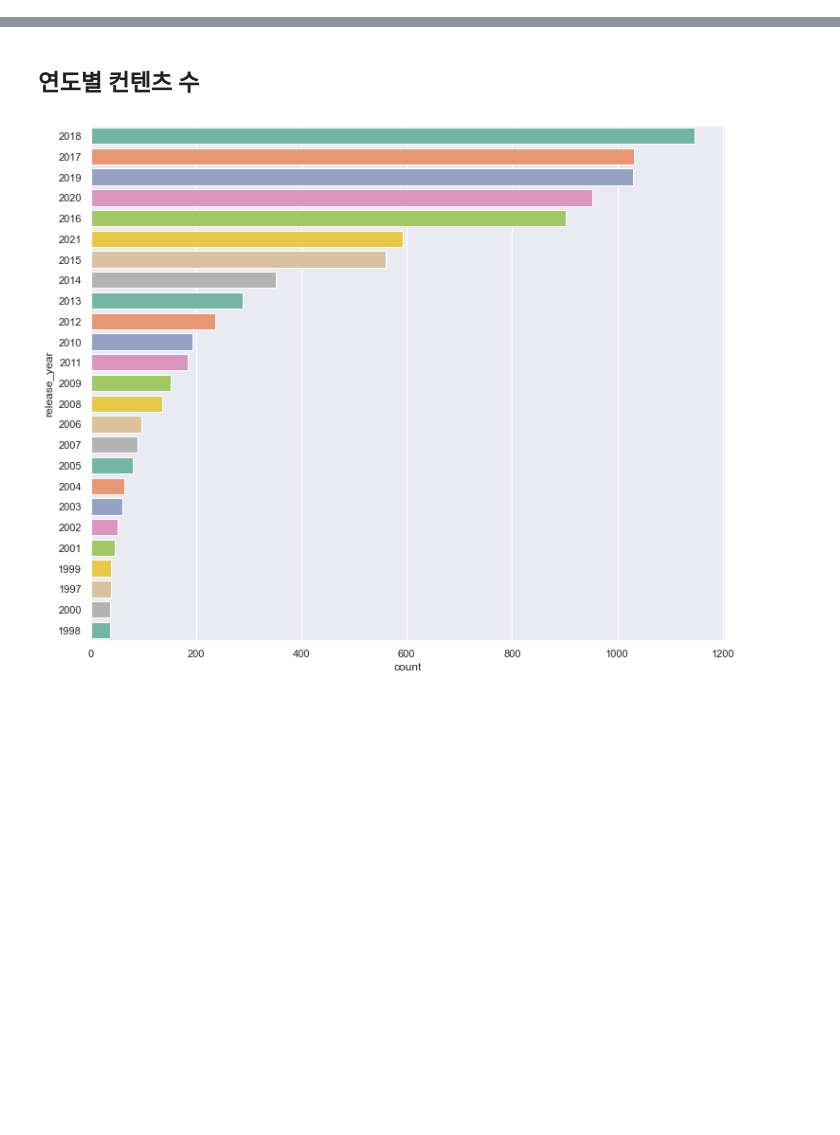
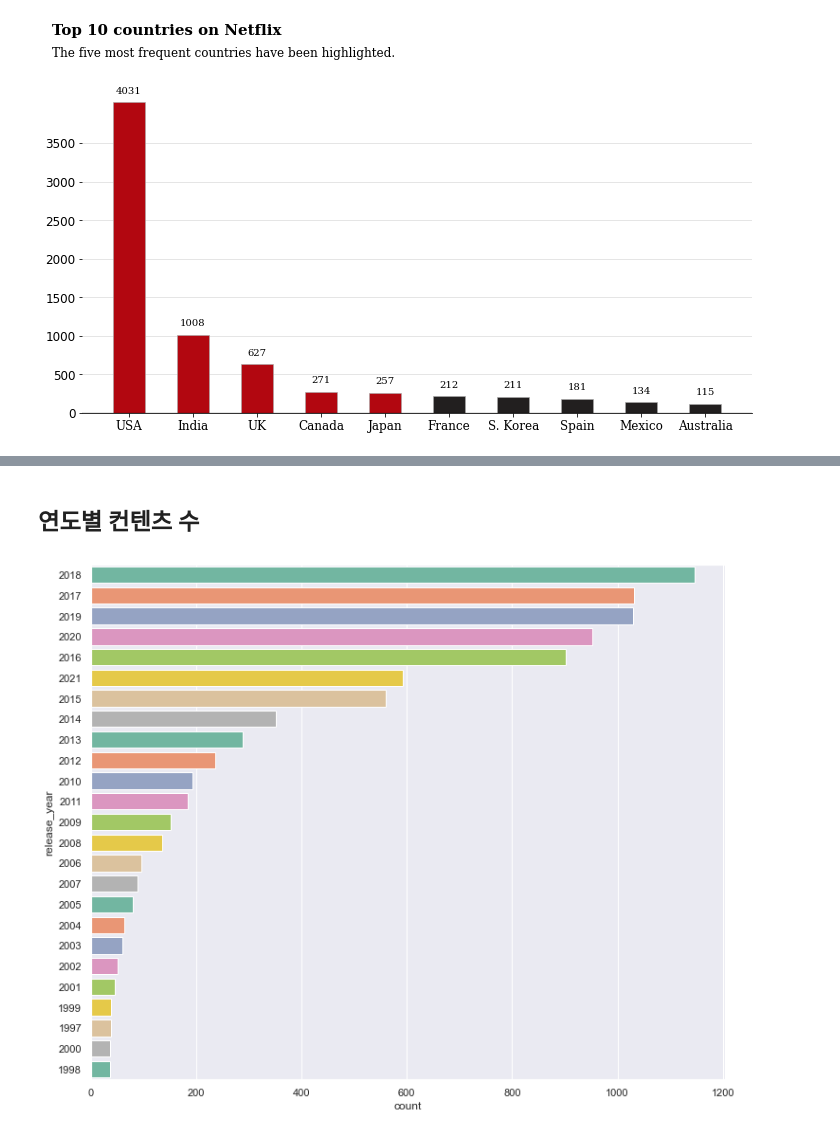
Before and after one commit to del-luna/aiffel, a Jupyter notebook: datathon/netflix.ipynb, the cells around one changed output, grey strips where cells are left out. Cells and saved outputs as stored; diff of their text form; code cells hidden in the pictures; blank space fills up the shorter version.

```diff
--- a/datathon/netflix.ipynb
+++ b/datathon/netflix.ipynb
@@ -34,0 +173,5 @@ netflix_origin.head()
+# %%
+temp = []
+for g_list in df['genre']:
+    for i in g_list:
+        temp.append(i)
@@ -34,0 +198,48 @@ netflix_origin.head()
+# %%
+df['count'] = 1
+data = df.groupby('first_country')['count'].sum().sort_values(ascending=False)[:10]
+
+# Plot
+
+color_map = ['#f5f5f1' for _ in range(10)]
+color_map[0] = color_map[1] = color_map[2] = color_map[3] = color_map[4] = '#b20710' # color highlight
+color_map[5] = color_map[6] = color_map[7] = color_map[8] = color_map[9] ='#221f1f' # color highlight
+fig, ax = plt.subplots(1,1, figsize=(12, 6))
+ax.bar(data.index, data, width=0.5,
+       edgecolor='darkgray',
+       linewidth=0.6,color=color_map)
+
+#annotations
+for i in data.index:
+    ax.annotate(f"{data[i]}",
+                   xy=(i, data[i] + 150), #i like to change this to roughly 5% of the highest cat
+                   va = 'center', ha='center',fontweight='light', fontfamily='serif')
+
+
+
+# Remove border from plot
+
+for s in ['top', 'left', 'right']:
+    ax.spines[s].set_visible(False)
+
+# Tick labels
+
+ax.set_xticklabels(data.index, fontfamily='serif', rotation=0)
+
+# Title and sub-title
+fig.text(0.09, 1, 'Top 10 countries on Netflix', fontsize=15, fontweight='bold', fontfamily='serif')
+fig.text(0.09, 0.95, 'The five most frequent countries have been highlighted.', fontsize=12, fontweight='light', fontfamily='serif')
+
+
+ax.grid(axis='y', linestyle='-', alpha=0.4)
+
+grid_y_ticks = np.arange(0, 4000, 500) # y ticks, min, max, then step
+ax.set_yticks(grid_y_ticks)
+ax.set_axisbelow(True)
+
+
+plt.axhline(y = 0, color = 'black', linewidth = 1.3, alpha = .7)
+ax.tick_params(axis='both', which='major', labelsize=12)
+plt.show()
+# %% [output]
+[figure, added]
```
Also changed, not shown: parts of 21 cells of this notebook.
